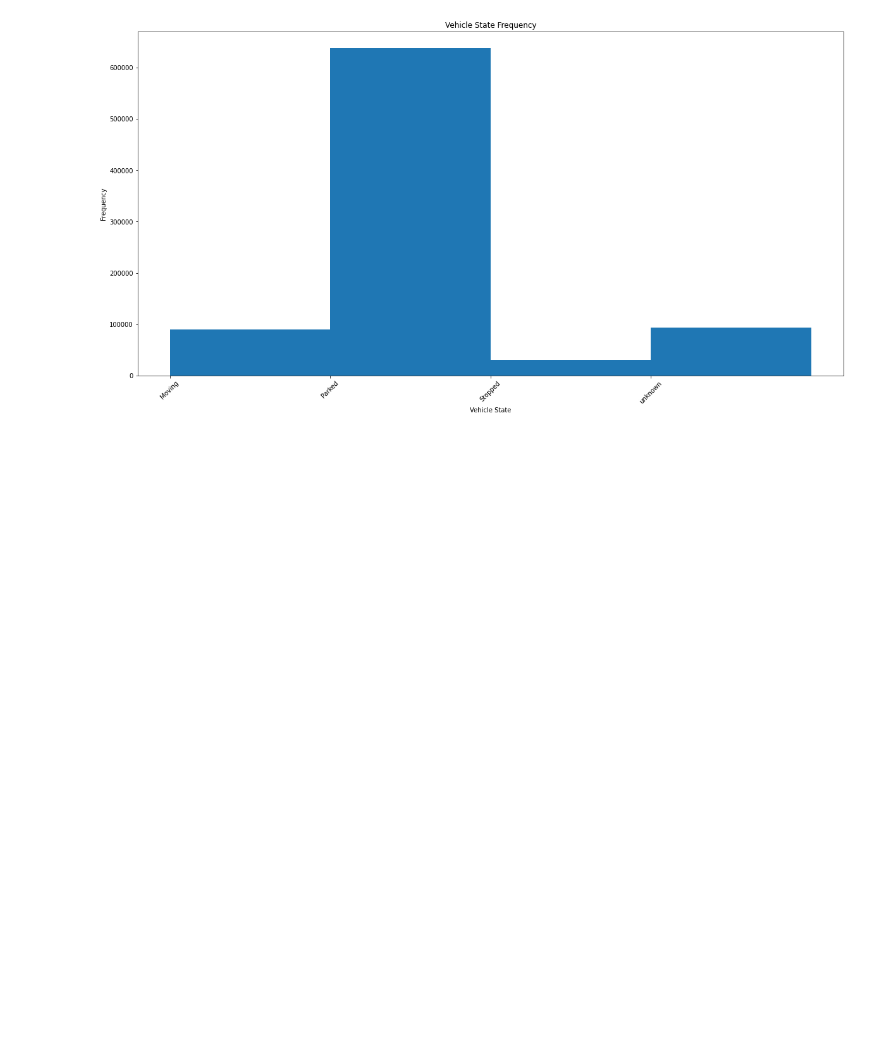
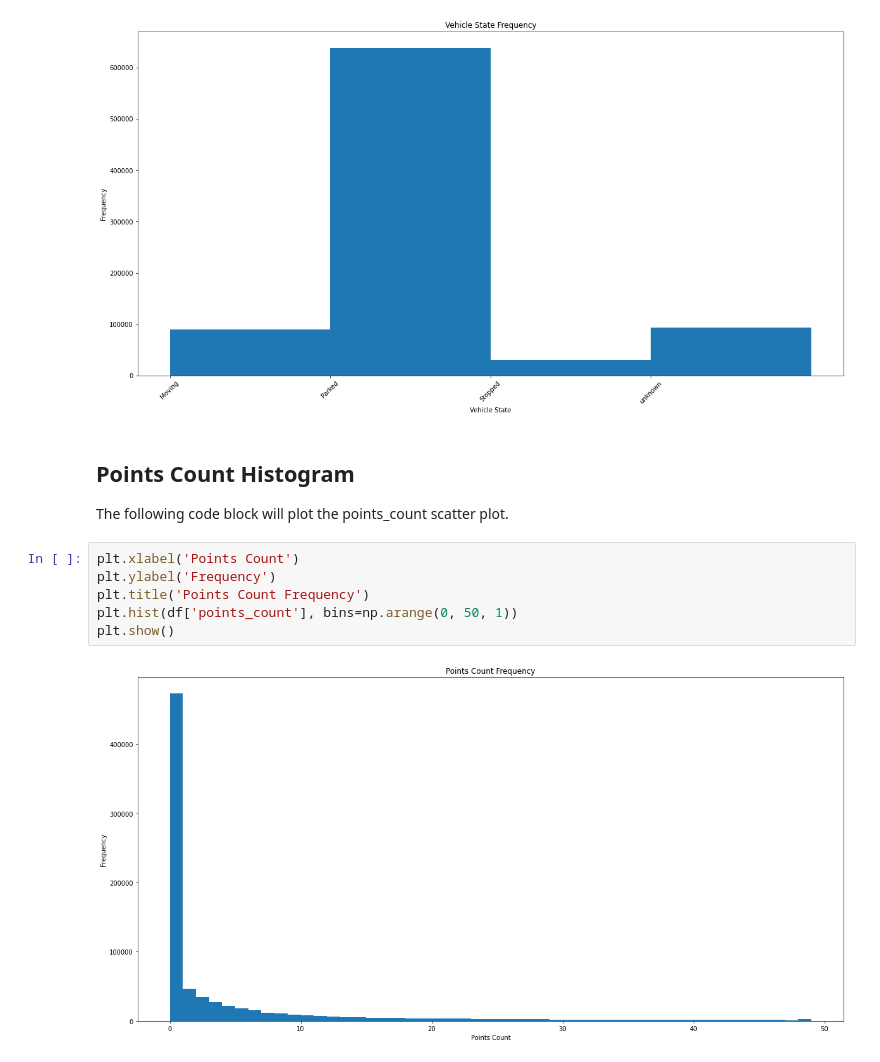
Before and after one commit to matthewalunni/object-recognition-autonomous-vehicles, a Jupyter notebook: data.ipynb, the cells around one changed output. Drawn from its saved outputs; the diff is of its cells as text; blank space fills up the shorter version.

Commit message:
feat: points count chart

```diff
--- a/data.ipynb
+++ b/data.ipynb
@@ -130,3 +130,14 @@ plt.setp(plt.gca().get_xticklabels(), rotation=45)
 plt.show()
 # %% [output]
 [figure]
+# %% [markdown]
+## Points Count Histogram
+The following code block will plot the points_count scatter plot.
+# %%
+plt.xlabel('Points Count')
+plt.ylabel('Frequency')
+plt.title('Points Count Frequency')
+plt.hist(df['points_count'], bins=np.arange(0, 50, 1))
+plt.show()
+# %% [output]
+[figure, added]
```
Also changed, not shown: parts of 1 cell of this notebook.
